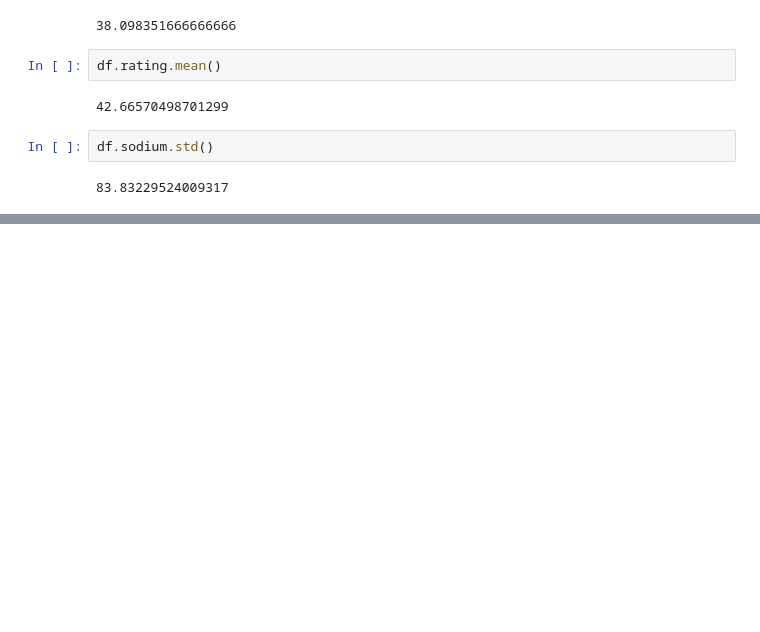
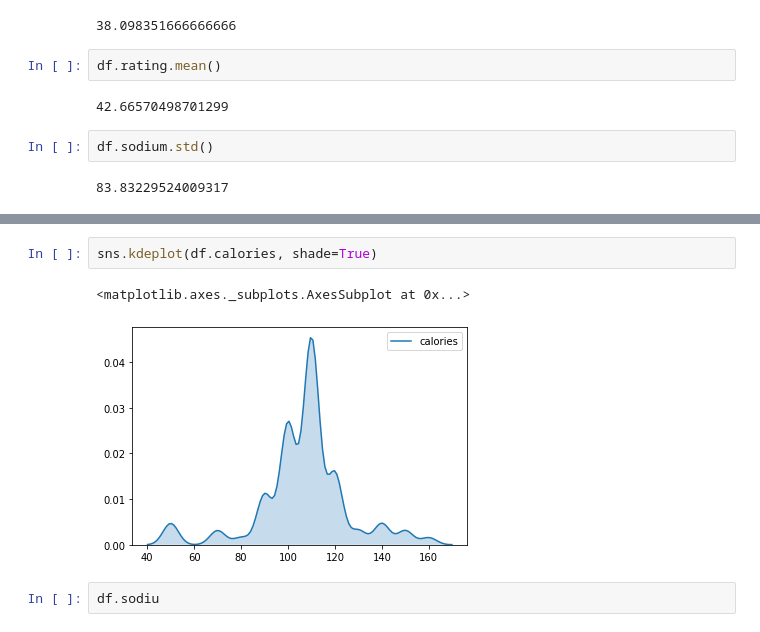
Before and after one commit to tahentx/pv_workbook, a Jupyter notebook: datascience/misc/cereal_eda.ipynb, the cells around one changed output, grey strips where cells are left out. Drawn from its saved outputs; the diff is of its cells as text; blank space fills up the shorter version.

```diff
--- a/datascience/misc/cereal_eda.ipynb
+++ b/datascience/misc/cereal_eda.ipynb
@@ -162,0 +172,7 @@ df.sodium.std()
+# %%
+sns.kdeplot(df.calories, shade=True)
+# %% [output]
+<matplotlib.axes._subplots.AxesSubplot at 0x...>
+[figure, added]
+# %%
+df.sodiu
```
Also changed, not shown: parts of 5 cells of this notebook.
